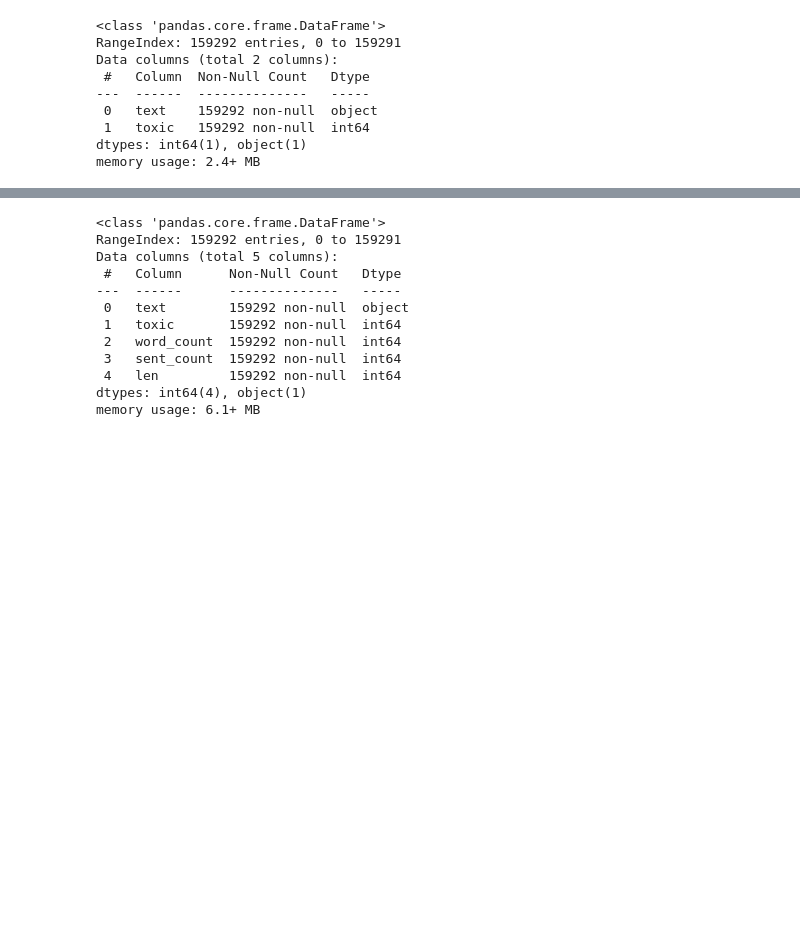
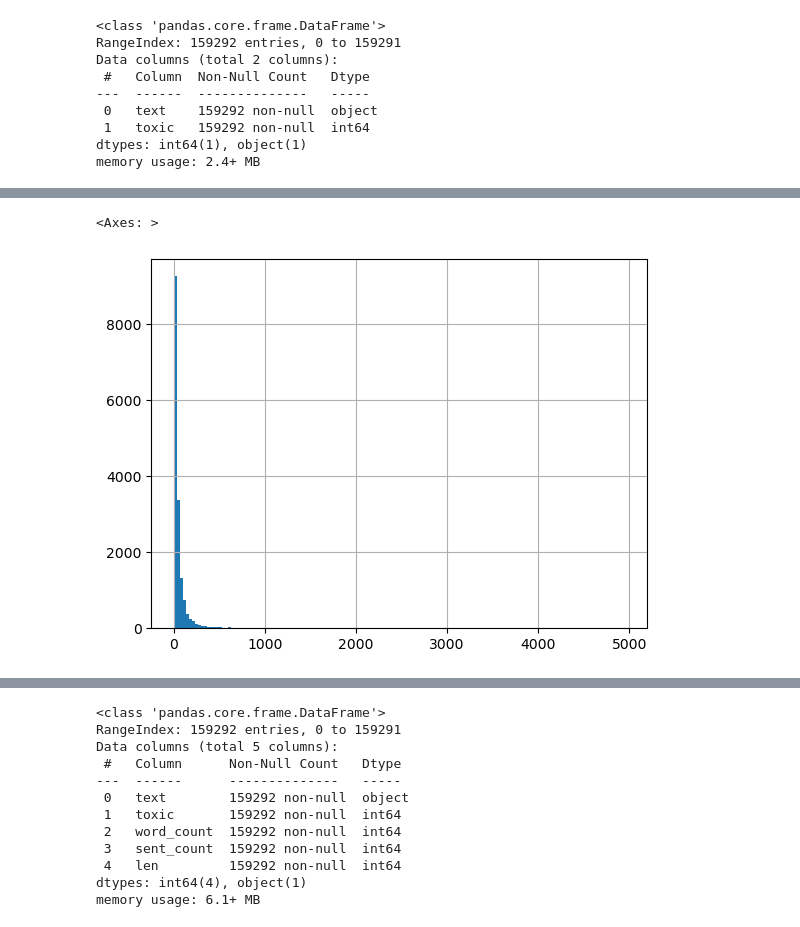
Before and after one commit to green-igor/wiki, a Jupyter notebook: wikiki (1).ipynb, the cells around one changed output, grey strips where cells are left out. Saved outputs shown, nothing was run; the diff lists cells and outputs as text; code cells hidden in the pictures; blank space fills up the shorter version.

```diff
--- a/wikiki (1).ipynb
+++ b/wikiki (1).ipynb
@@ -216,5 +360,5 @@ memory usage: 2.4+ MB
 # %%
-df['word_count'] = df['text'].swifter.apply(lambda x: x.count(' ') + 1)
+df['word_count'] = df['text'].swifter.apply(lambda x: len(word_tokenize(x)))
 # %%
 df['sent_count'] = df['text'].swifter.apply(lambda x: len(sent_tokenize(x)))
 # %%
@@ -223,0 +366,5 @@ df['len'] = df['text'].swifter.apply(lambda x: len(x))
+# %%
+df[df['toxic']==1]['word_count'].hist(bins=150)
+# %% [output]
+<Axes: >
+[figure, added]
```
Also changed, not shown: parts of 164 cells of this notebook.
